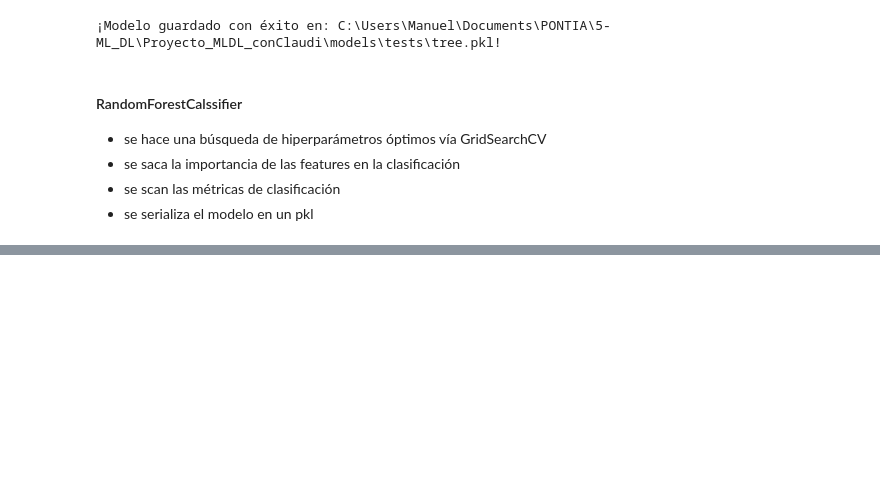
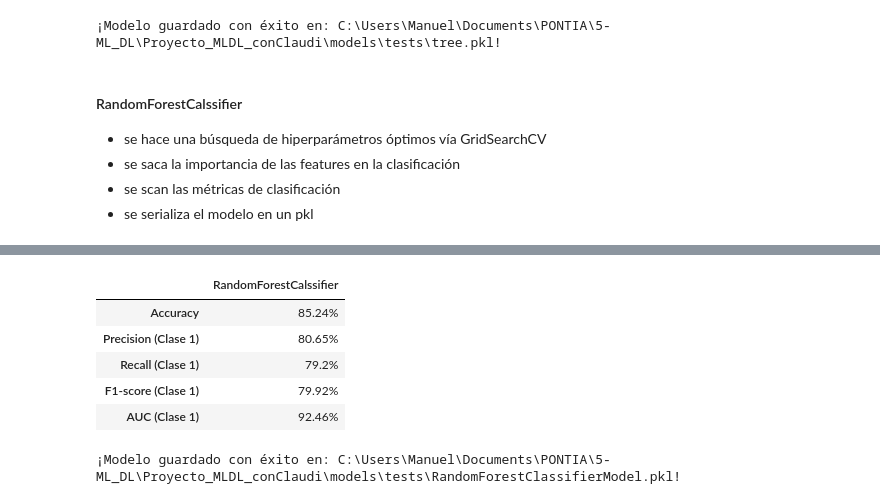
Before and after one commit to claudiberenguer/modulo5eval_ii, a Jupyter notebook: notebooks/finales/comparativa_modelos.ipynb, the cells around one changed output, grey strips where cells are left out. Drawn from its saved outputs; the diff is of its cells as text; code cells hidden in the pictures; blank space fills up the shorter version.

```diff
--- a/notebooks/finales/comparativa_modelos.ipynb
+++ b/notebooks/finales/comparativa_modelos.ipynb
@@ -118,11 +146,27 @@ evaluar_modelo(y_train, y_test, y_pred_train, y_pred_test, y_proba_test, 'Random
+# %%
+#Guardo las metricas principales de modelo de clasificación
+from src.evaluator import calcular_metricas
+
+
+mejor_randomForest = calcular_metricas(mejor_rfc, X_test, y_test, 'RandomForestCalssifier')
+mejor_randomForest
+# %% [output]
+|  | RandomForestCalssifier |
+| Accuracy | 85.24% |
+| Precision (Clase 1) | 80.65% |
+| Recall (Clase 1) | 79.2% |
+| F1-score (Clase 1) | 79.92% |
+| AUC (Clase 1) | 92.46% |
 # %%
 # Guardar el modelo en un .pkl
 config.MODELS_TEST_DIR.mkdir(parents=True, exist_ok=True)
 
-# 2. Guardamos rfc ganador usando la ruta de tu config.py
-joblib.dump(mejor_arbol, config.RFC_MODEL_PATH)
+# Guardar rfc ganador usando la ruta de tu config.py
+joblib.dump(mejor_rfc, config.RFC_MODEL_PATH)
 
 print(f"¡Modelo guardado con éxito en: {config.RFC_MODEL_PATH}!")
+# %% [output]
+¡Modelo guardado con éxito en: C:\Users\Manuel\Documents\PONTIA\5-ML_DL\Proyecto_MLDL_conClaudi\models\tests\RandomForestClassifierModel.pkl!
 # %%
 # Feature importance
 importances = mejor_rfc.feature_importances_
```
Also changed, not shown: parts of 23 cells of this notebook, 8 other files.
